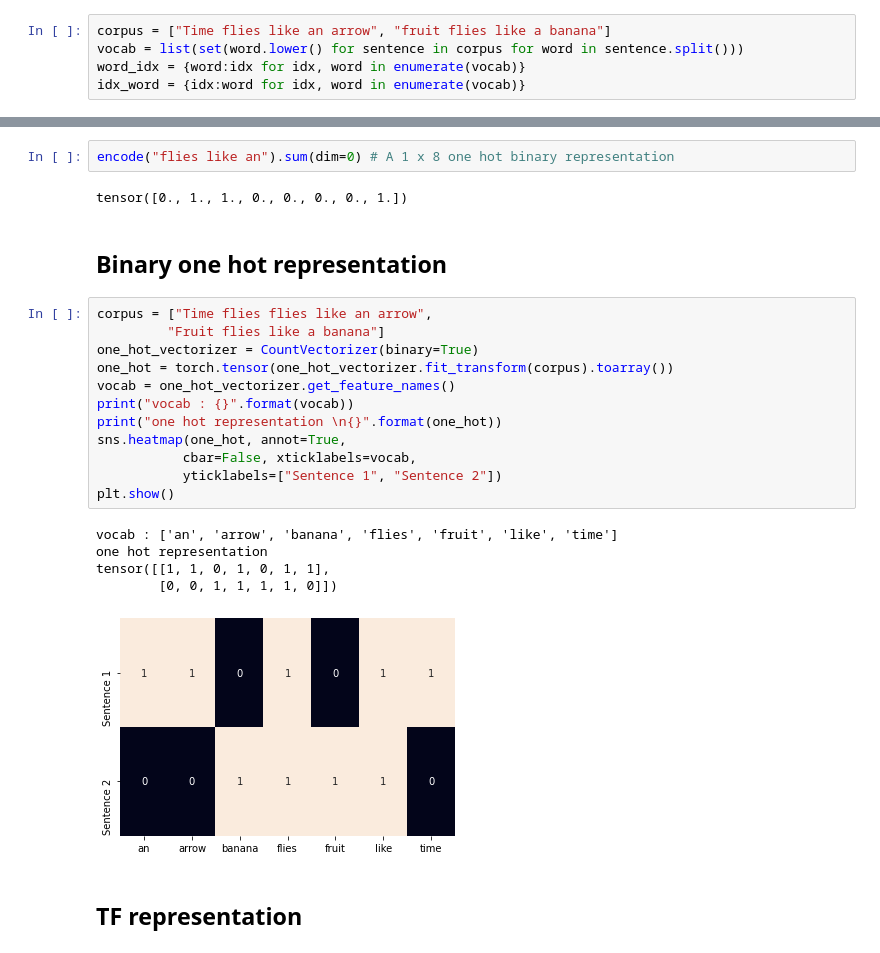
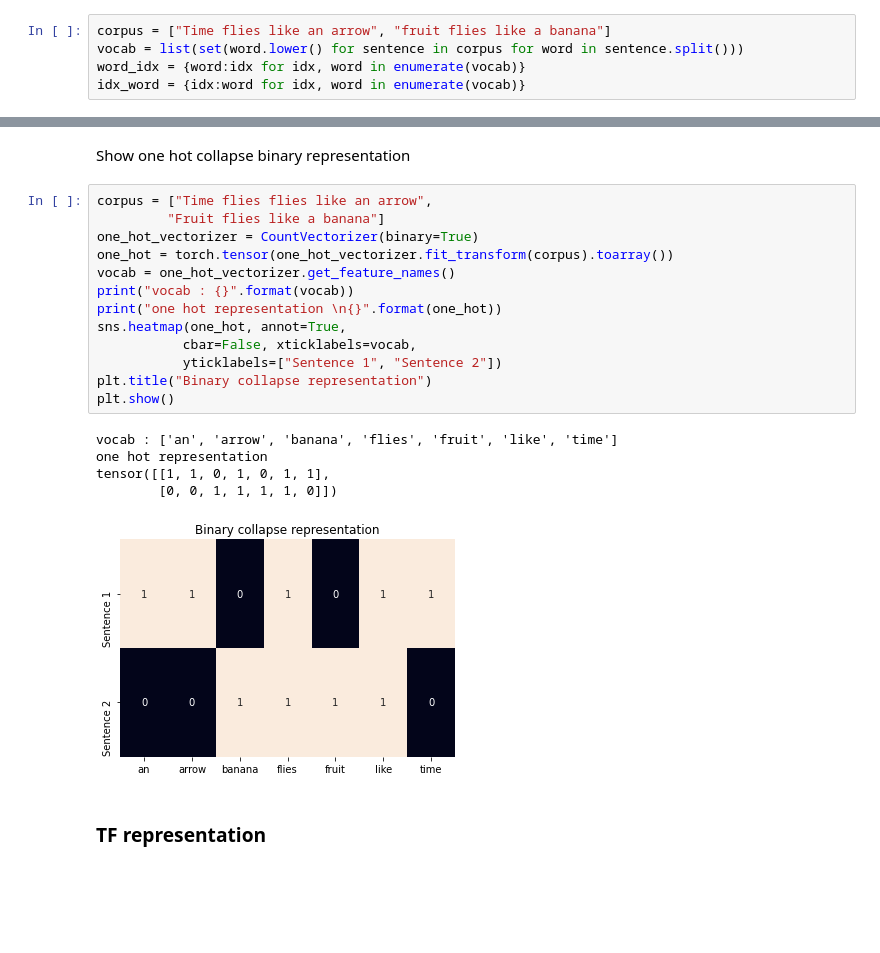
Before and after one commit to ManuLasker/nlp-with-pytorch, a Jupyter notebook: chapter_1/Introduction.ipynb, the cells around one changed output, grey strips where cells are left out. Drawn from its saved outputs; the diff is of its cells as text; blank space fills up the shorter version.

```diff
--- a/chapter_1/Introduction.ipynb
+++ b/chapter_1/Introduction.ipynb
@@ -53,29 +249,26 @@ tensor([[0., 0., 0., 0., 0., 0., 0., 1.],
-# %%
-encode("flies like an").sum(dim=0) # A 1 x 8 one hot binary representation
-# %% [output]
-tensor([0., 1., 1., 0., 0., 0., 0., 1.])
 # %% [markdown]
-## Binary one hot representation
+Show one hot collapse binary representation
 # %%
 corpus = ["Time flies flies like an arrow",
          "Fruit flies like a banana"]
 one_hot_vectorizer = CountVectorizer(binary=True)
 one_hot = torch.tensor(one_hot_vectorizer.fit_transform(corpus).toarray())
 vocab = one_hot_vectorizer.get_feature_names()
 print("vocab : {}".format(vocab))
 print("one hot representation \n{}".format(one_hot))
 sns.heatmap(one_hot, annot=True,
            cbar=False, xticklabels=vocab,
            yticklabels=["Sentence 1", "Sentence 2"])
+plt.title("Binary collapse representation")
 plt.show()
 # %% [output]
 vocab : ['an', 'arrow', 'banana', 'flies', 'fruit', 'like', 'time']
 one hot representation
 tensor([[1, 1, 0, 1, 0, 1, 1],
         [0, 0, 1, 1, 1, 1, 0]])
-[figure, old version]
+[figure, new version]
 # %% [markdown]
-## TF representation
+### TF representation
 # %%
 corpus = ["Time flies flies like an arrow",
          "Fruit flies like a banana"]
```
Also changed, not shown: parts of 42 cells of this notebook, 1 other file.
